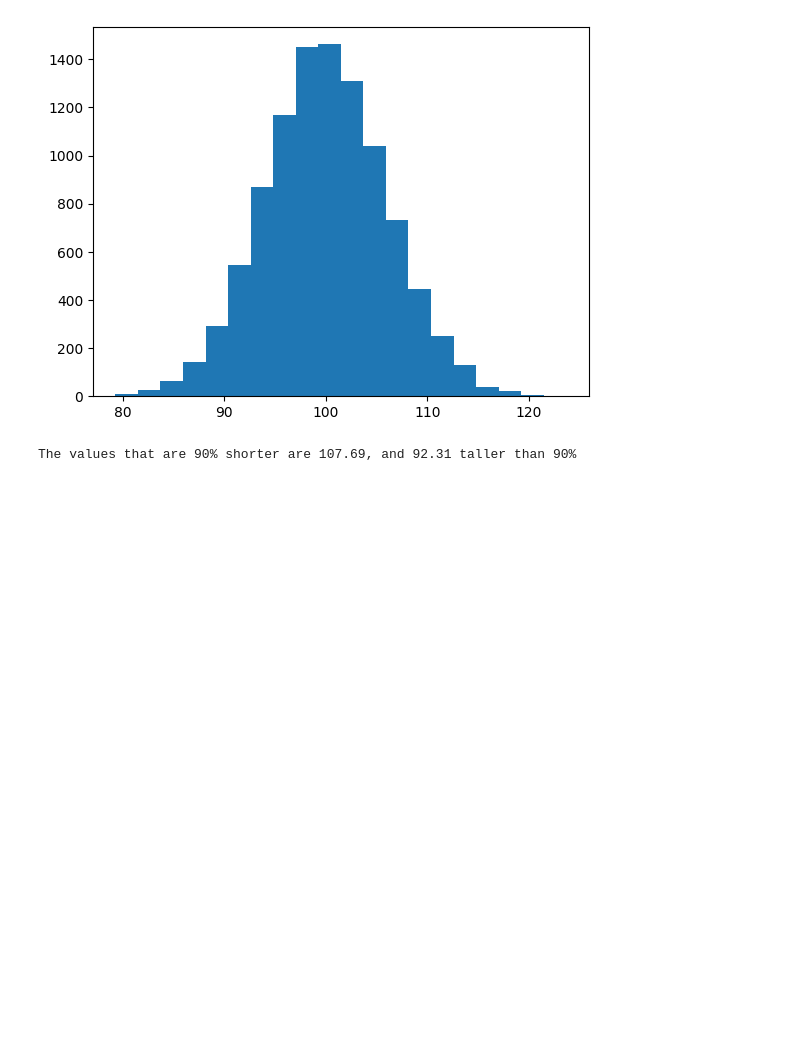
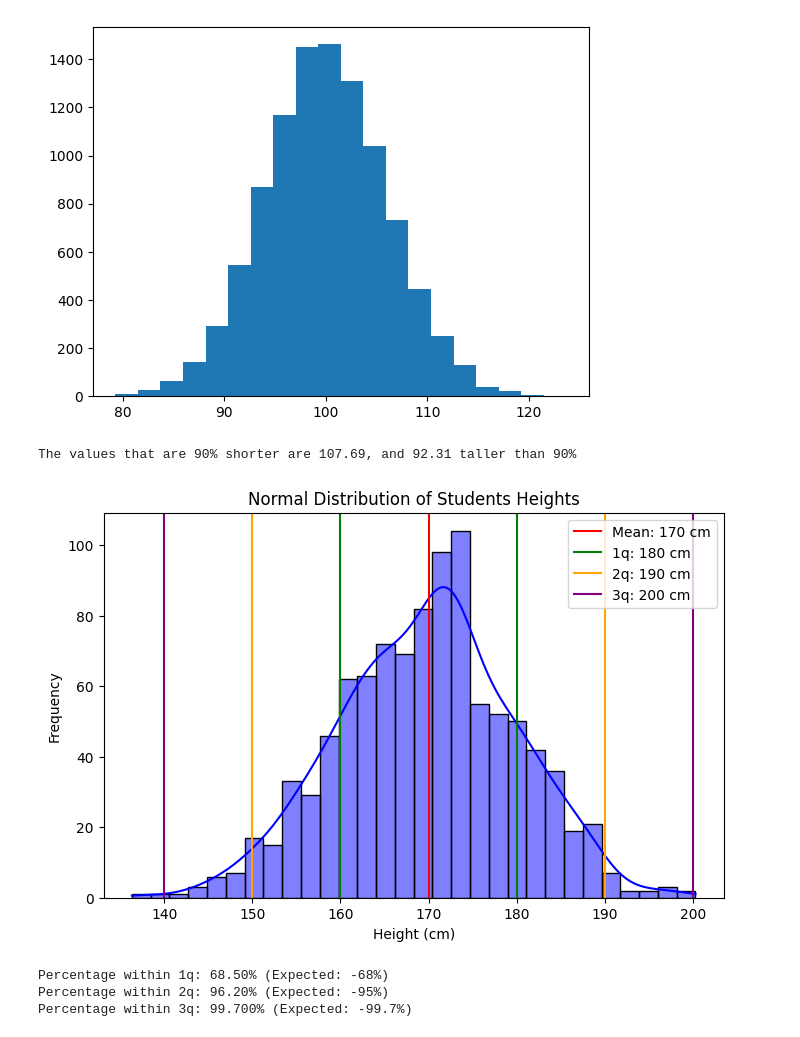
Before and after one commit to HABUDANHAYABK/Associate-Data-Scientist-in-Python, a Jupyter notebook: Introduction_to_Statistics_in_Python/Normal_distribution.ipynb, the cells around one changed output. Drawn from its saved outputs; the diff is of its cells as text; code cells hidden in the pictures; blank space fills up the shorter version.

```diff
--- a/Introduction_to_Statistics_in_Python/Normal_distribution.ipynb
+++ b/Introduction_to_Statistics_in_Python/Normal_distribution.ipynb
@@ -90,3 +90,50 @@ plt.show()
 print(f"The values that are 90% shorter are {norm.ppf(0.9, 100, 6):.2f}, and {norm.ppf((1-0.9), 100, 6):.2f} taller than 90%")
 # %% [output]
 The values that are 90% shorter are 107.69, and 92.31 taller than 90%
+# %%
+import numpy as np
+import matplotlib.pyplot as plt
+import seaborn as sns
+import scipy.stats as stats
+
+#Normal distribution parameters
+mu = 170
+#mean height
+sigma =10
+#number of students
+n=1000
+
+#Generating normally distributed heights
+heights = np.random.normal(mu, sigma, n)
+
+#plot histogram
+plt.figure(figsize=(8, 5))
+sns.histplot(heights, bins=30, kde=True, color='blue')
+plt.axvline(mu, color='red', label=f'Mean: {mu} cm')
+plt.axvline(mu+sigma, color='green', label=f'1q: {mu +sigma} cm')
+plt.axvline(mu-sigma, color='green')
+plt.axvline(mu + 2*sigma, color='orange', label=f'2q: {mu + 2*sigma} cm')
+plt.axvline(mu-2*sigma, color='orange')
+plt.axvline(mu+3*sigma, color='purple', label=f'3q: {mu +3*sigma} cm')
+plt.axvline(mu-3*sigma, color='purple')
+
+plt.title("Normal Distribution of Students Heights")
+plt.xlabel("Height (cm)")
+plt.ylabel("Frequency")
+plt.legend()
+plt.show()
+
+#Applying 68-95-99.7 rule
+
+within_1_sigma= np.sum((heights >= mu - sigma) & (heights <= mu +sigma))/ n*100
+within_2_sigma= np.sum((heights >= mu -2*sigma) & (heights <= mu + 2*sigma))/ n*100
+within_3_sigma= np.sum((heights >= mu -3*sigma) & (heights <= mu + 3*sigma))/ n*100
+
+print(f"Percentage within 1q: {within_1_sigma:.2f}% (Expected: -68%)")
+print(f"Percentage within 2q: {within_2_sigma:.2f}% (Expected: -95%)")
+print(f"Percentage within 3q: {within_3_sigma:.3f}% (Expected: -99.7%)")
+# %% [output]
+[figure, added]
+Percentage within 1q: 68.50% (Expected: -68%)
+Percentage within 2q: 96.20% (Expected: -95%)
+Percentage within 3q: 99.700% (Expected: -99.7%)
```
